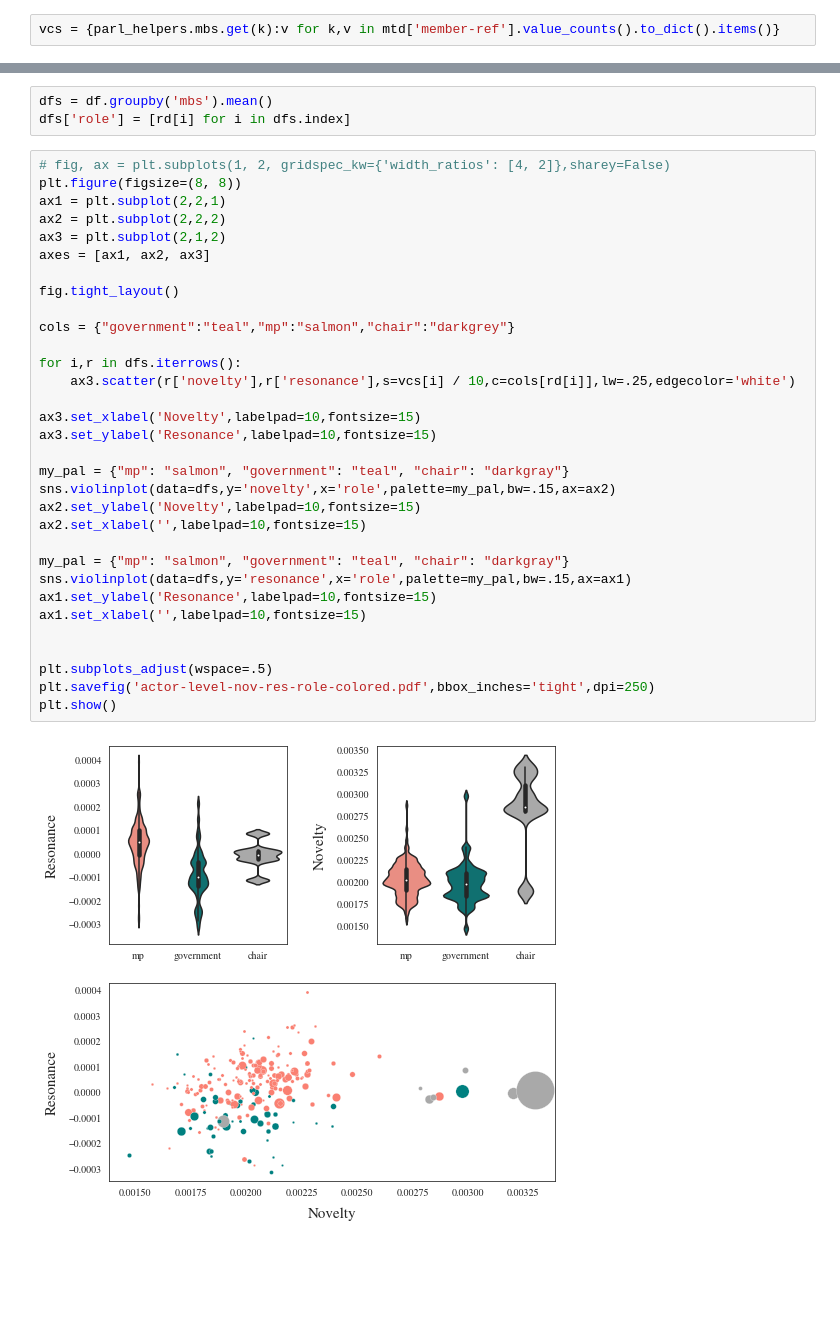
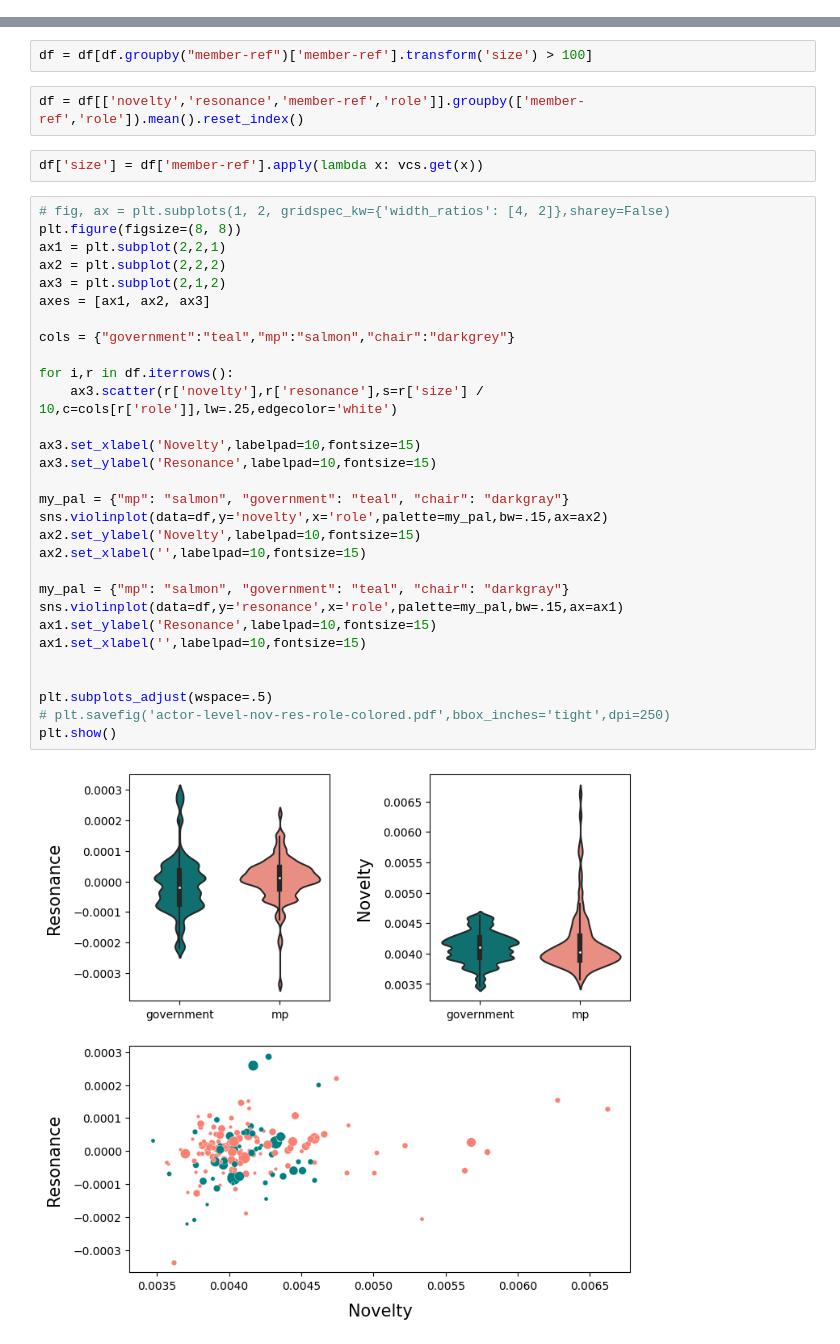
Before and after one commit to rubenros1795/actor-novelty, a Jupyter notebook: actor-analysis.ipynb, the cells around one changed output, grey strips where cells are left out. Saved outputs shown, nothing was run; the diff lists cells and outputs as text; blank space fills up the shorter version.

```diff
--- a/actor-analysis.ipynb
+++ b/actor-analysis.ipynb
@@ -28,2 +23,0 @@ df = df.groupby("mbs").filter(lambda x: len(x) > 50)
-# %%
-vcs = {parl_helpers.mbs.get(k):v for k,v in mtd['member-ref'].value_counts().to_dict().items()}
@@ -32,37 +24,38 @@ rd = dict(zip([parl_helpers.mbs.get(i) for i in mtd['member-ref']],mtd['role']))
+# %%
+df = df[df.groupby("member-ref")['member-ref'].transform('size') > 100]
+# %%
+df = df[['novelty','resonance','member-ref','role']].groupby(['member-ref','role']).mean().reset_index()
 # %%
-dfs = df.groupby('mbs').mean()
-dfs['role'] = [rd[i] for i in dfs.index]
+df['size'] = df['member-ref'].apply(lambda x: vcs.get(x))
 # %%
 # fig, ax = plt.subplots(1, 2, gridspec_kw={'width_ratios': [4, 2]},sharey=False)
 plt.figure(figsize=(8, 8))
 ax1 = plt.subplot(2,2,1)
 ax2 = plt.subplot(2,2,2)
 ax3 = plt.subplot(2,1,2)
 axes = [ax1, ax2, ax3]
 
-fig.tight_layout()
-
 cols = {"government":"teal","mp":"salmon","chair":"darkgrey"}
 
-for i,r in dfs.iterrows():
-    ax3.scatter(r['novelty'],r['resonance'],s=vcs[i] / 10,c=cols[rd[i]],lw=.25,edgecolor='white')
+for i,r in df.iterrows():
+    ax3.scatter(r['novelty'],r['resonance'],s=r['size'] / 10,c=cols[r['role']],lw=.25,edgecolor='white')
 
 ax3.set_xlabel('Novelty',labelpad=10,fontsize=15)
 ax3.set_ylabel('Resonance',labelpad=10,fontsize=15)
 
 my_pal = {"mp": "salmon", "government": "teal", "chair": "darkgray"}
-sns.violinplot(data=dfs,y='novelty',x='role',palette=my_pal,bw=.15,ax=ax2)
+sns.violinplot(data=df,y='novelty',x='role',palette=my_pal,bw=.15,ax=ax2)
 ax2.set_ylabel('Novelty',labelpad=10,fontsize=15)
 ax2.set_xlabel('',labelpad=10,fontsize=15)
 
 my_pal = {"mp": "salmon", "government": "teal", "chair": "darkgray"}
-sns.violinplot(data=dfs,y='resonance',x='role',palette=my_pal,bw=.15,ax=ax1)
+sns.violinplot(data=df,y='resonance',x='role',palette=my_pal,bw=.15,ax=ax1)
 ax1.set_ylabel('Resonance',labelpad=10,fontsize=15)
 ax1.set_xlabel('',labelpad=10,fontsize=15)
 
 
 plt.subplots_adjust(wspace=.5)
-plt.savefig('actor-level-nov-res-role-colored.pdf',bbox_inches='tight',dpi=250)
+# plt.savefig('actor-level-nov-res-role-colored.pdf',bbox_inches='tight',dpi=250)
 plt.show()
 # %% [output]
-[figure, old version]
+[figure, new version]
```
Also changed, not shown: parts of 3 cells of this notebook, 19 other files.
